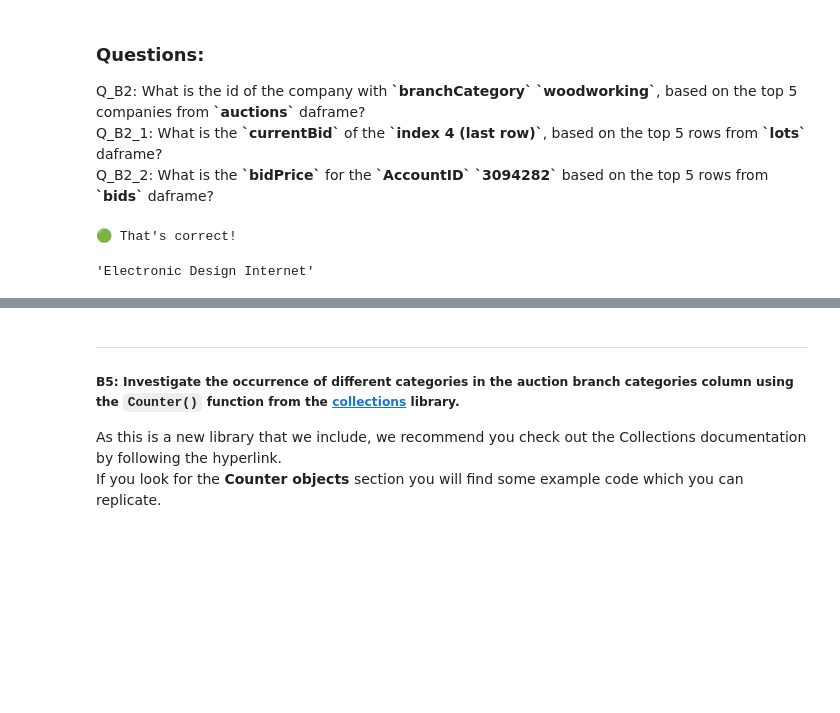
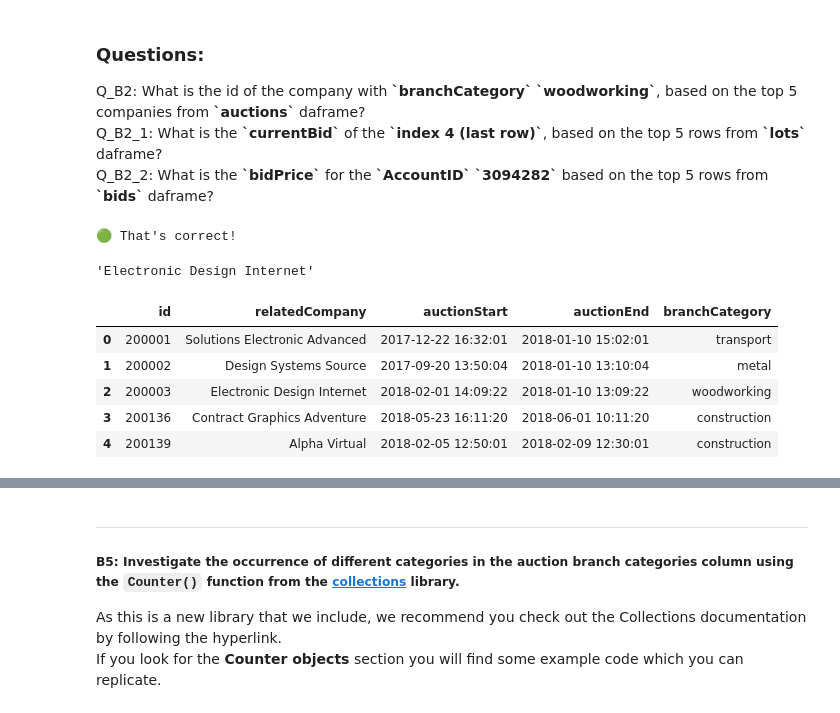
Before and after one commit to DatacationOrg/datacademy-v2, a Jupyter notebook: M10_FINAL/src/Main.ipynb, the cells around one changed output, grey strips where cells are left out. Drawn from its saved outputs; the diff is of its cells as text; code cells hidden in the pictures; blank space fills up the shorter version.

```diff
--- a/M10_FINAL/src/Main.ipynb
+++ b/M10_FINAL/src/Main.ipynb
@@ -159,14 +152,18 @@ Q_B2_2:   What is the <b>`bidPrice`</b> for the <b>`AccountID`</b> <b>`3094282`<
 </p>
 # %%
 #TODO: Print and investigate the first x rows of the auctions dataframe.
+Q_B2 = 'Electronic Design Internet' # Just type the string that you saw in the output
+module.check("B2", Q_B2)
 
-# Code here
-
-Q_B2 = 'Electronic Design Internet' # Just type the string that you saw in the output
-
-module.check("B2", Q_B2)
+auctions.head()
 # %% [output]
 🟢 That's correct!
 'Electronic Design Internet'
+|  | id | relatedCompany | auctionStart | auctionEnd | branchCategory |
+| 0 | 200001 | Solutions Electronic Advanced | 2017-12-22 16:32:01 | 2018-01-10 15:02:01 | transport |
+| 1 | 200002 | Design Systems Source | 2017-09-20 13:50:04 | 2018-01-10 13:10:04 | metal |
+| 2 | 200003 | Electronic Design Internet | 2018-02-01 14:09:22 | 2018-01-10 13:09:22 | woodworking |
+| 3 | 200136 | Contract Graphics Adventure | 2018-05-23 16:11:20 | 2018-06-01 10:11:20 | construction |
+| 4 | 200139 | Alpha Virtual | 2018-02-05 12:50:01 | 2018-02-09 12:30:01 | construction |
 # %%
 #TODO: Print and investigate the first x rows of the lots dataframe.
```
Also changed, not shown: parts of 17 cells of this notebook.
